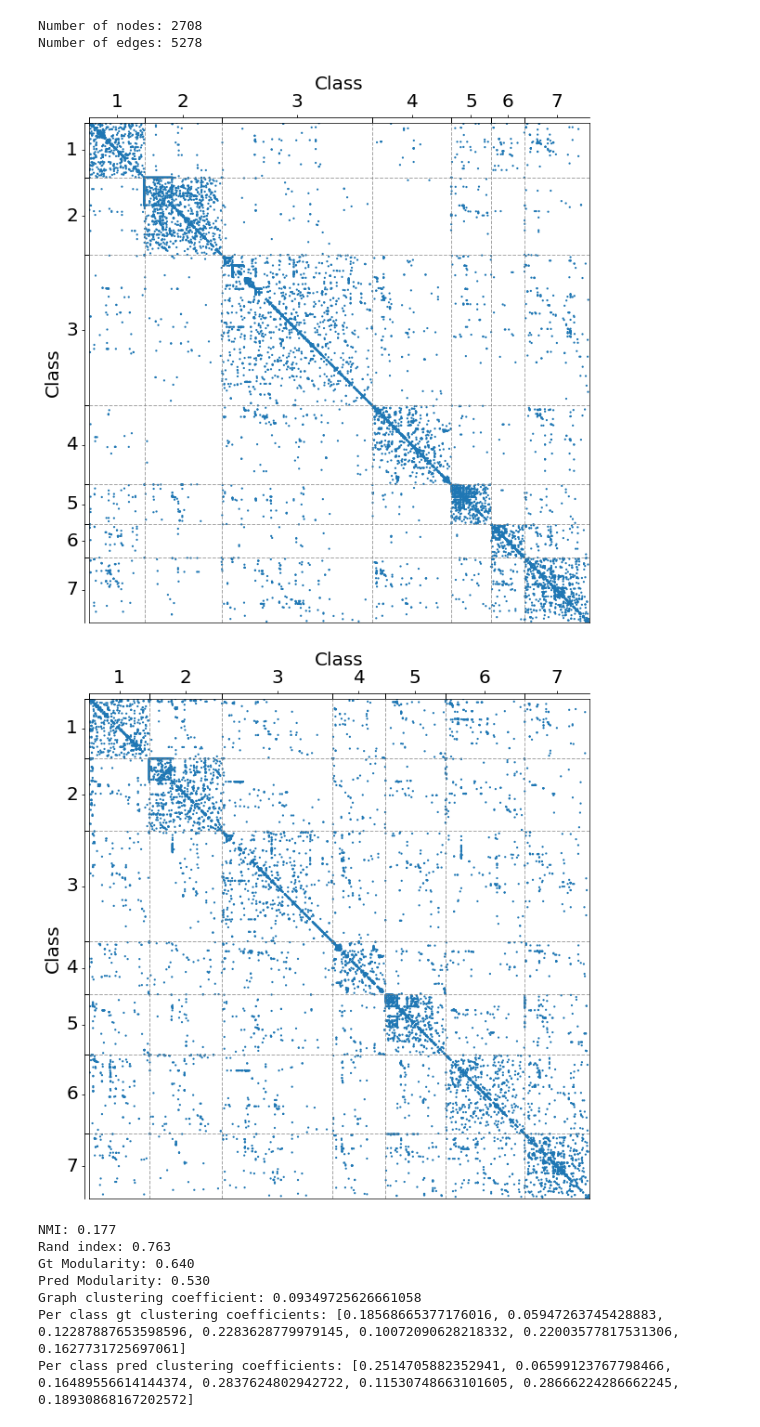
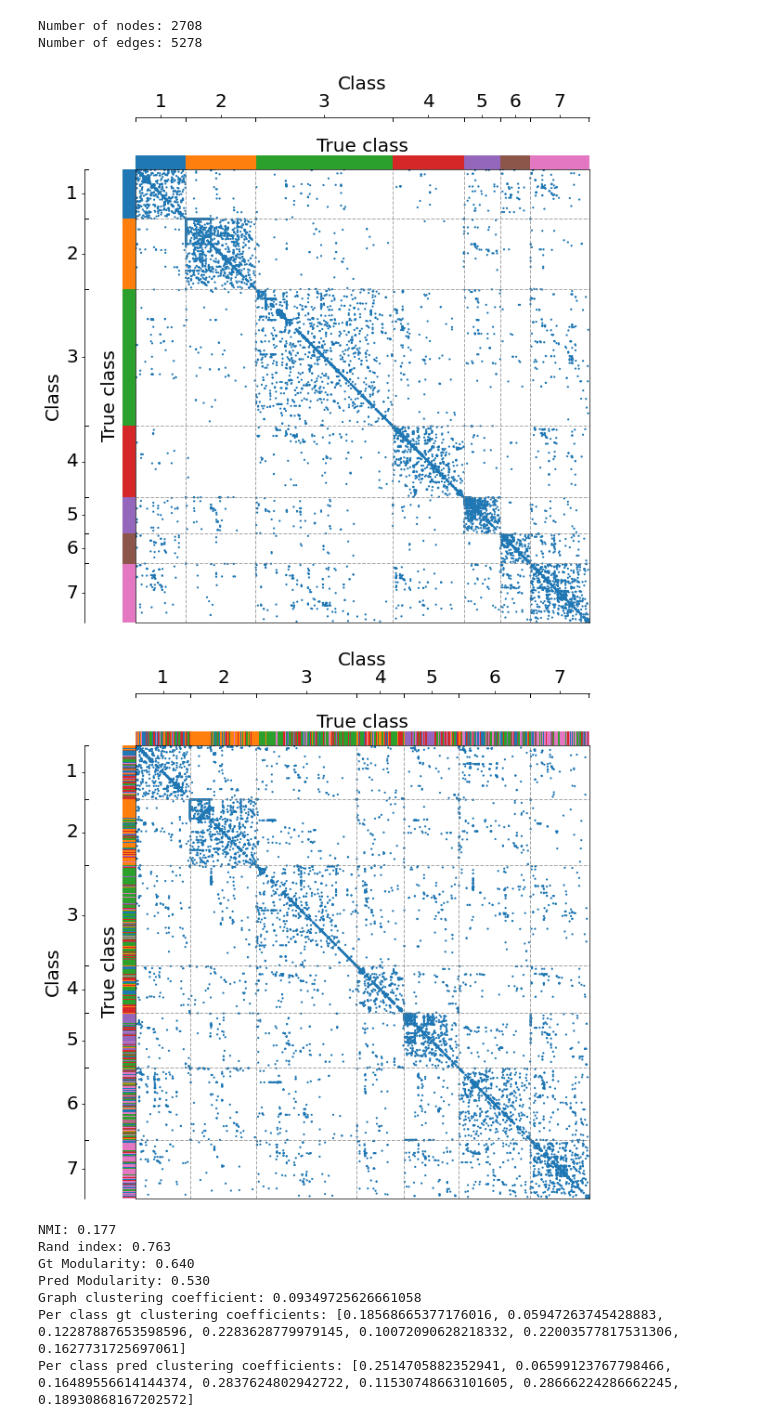
Before and after one commit to bastienlc/SBM-EM, a Jupyter notebook: experiments_newman_EM.ipynb, the cells around one changed output. Saved outputs shown, nothing was run; the diff lists cells and outputs as text; code cells hidden in the pictures.

Commit message:
dot-plot with ground truth colors

```diff
--- a/experiments_newman_EM.ipynb
+++ b/experiments_newman_EM.ipynb
@@ -70,9 +70,9 @@ Number of nodes: 2708
 Number of edges: 5278
 # %%
 # Plot ground truth clustering
-draw_dot_plot(X, y + 1)
+draw_dot_plot(X, y + 1, y + 1)
 # %% [output]
-[figure, old version]
+[figure, new version]
 # %%
 run_or_load = "load"
 write = False
@@ -90,10 +90,10 @@ else:
 # %%
 # Plot result
 rearranged_tau_pred = rearrange_tau(tau_pred, y, Q=Q)
 classification = rearranged_tau_pred.argmax(axis=1) + 1
-draw_dot_plot(X, classification, save_as="cora_Newman")
+draw_dot_plot(X, classification, y + 1, save_as="cora_Newman")
 # %% [output]
-[figure, old version]
+[figure, new version]
 # %%
 report_metrics(X, rearranged_tau_pred, y, Q)
 # %% [output]
```
Also changed, not shown: 3 other files.
